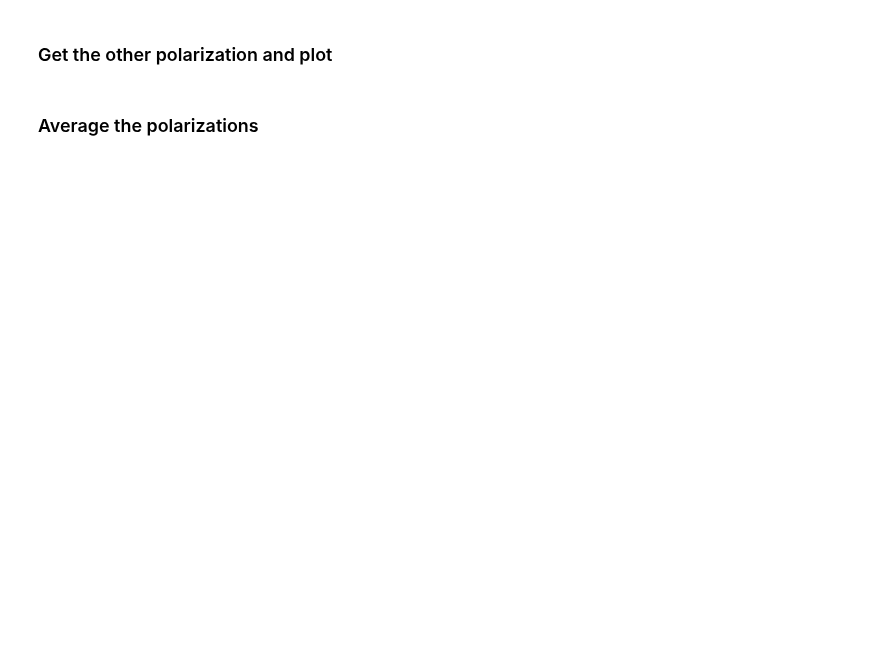
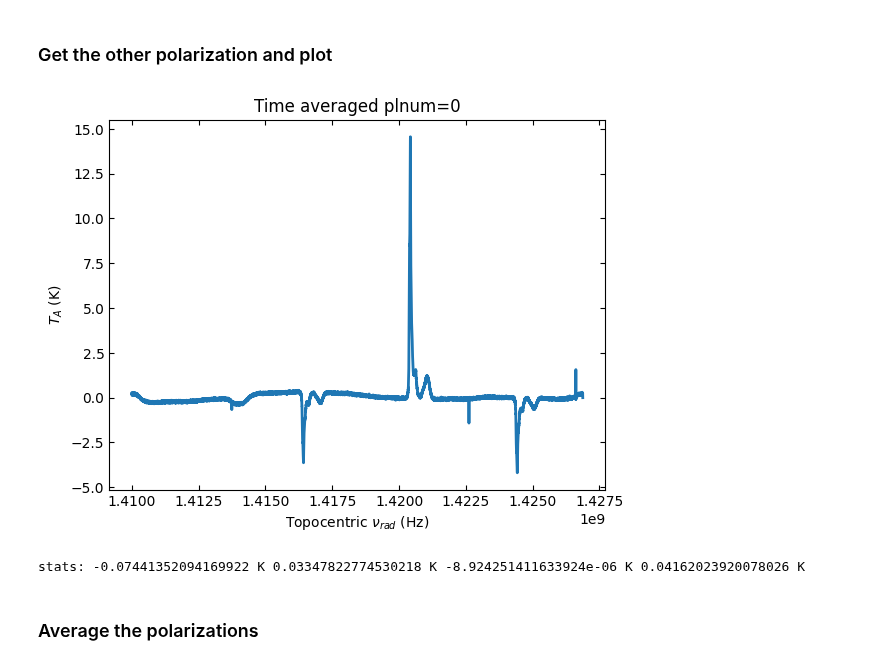
Before and after one commit to GreenBankObservatory/dysh, a Jupyter notebook: notebooks/examples/frequencyswitch.ipynb, the cells around one changed output. Drawn from its saved outputs; the diff is of its cells as text; code cells hidden in the pictures; blank space fills up the shorter version.

```diff
--- a/notebooks/examples/frequencyswitch.ipynb
+++ b/notebooks/examples/frequencyswitch.ipynb
@@ -107,5 +136,11 @@ fsscan3=sdfits.getfs(plnum=0)
 # %%
-fsscan3.timeaverage().plot()
+fsscan3=sdfits.getfs(plnum=0)
+ta3=fsscan3.timeaverage()
+ta3.plot(title='Time averaged plnum=0')
+rolled_stats(ta3.flux[4200:5300])
+# %% [output]
+[figure, added]
+stats: -0.07441352094169922 K 0.03347822774530218 K -8.924251411633924e-06 K 0.04162023920078026 K
 # %% [markdown]
 ### Average the polarizations
 # %%
```
Also changed, not shown: parts of 20 cells of this notebook.
